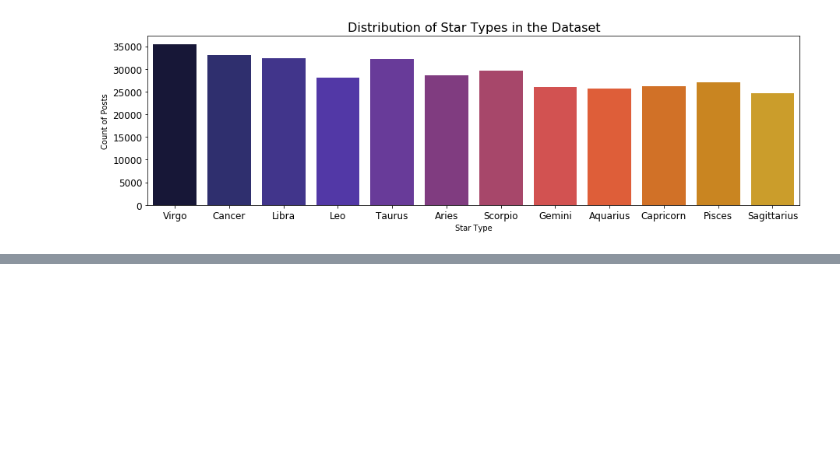
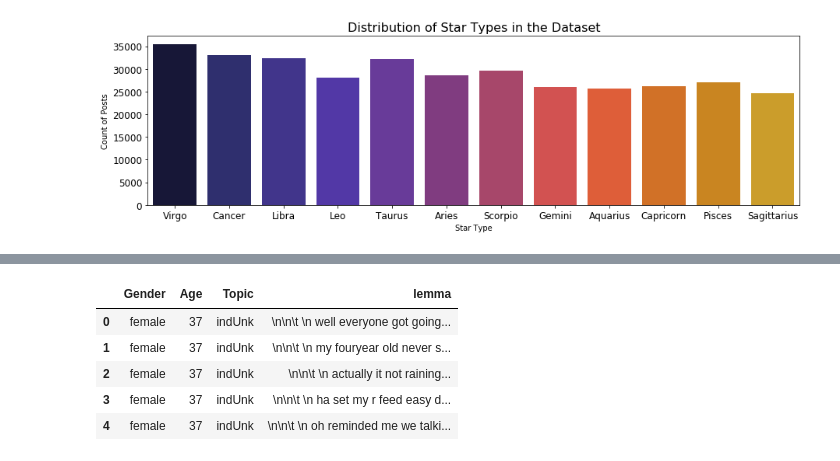
Before and after one commit to ExpertsVision/ML_DS_Tutorials, a Jupyter notebook: zodiac_star_pred.ipynb, the cells around one changed output, grey strips where cells are left out. Saved outputs shown, nothing was run; the diff lists cells and outputs as text; code cells hidden in the pictures; blank space fills up the shorter version.

```diff
--- a/zodiac_star_pred.ipynb
+++ b/zodiac_star_pred.ipynb
@@ -310,0 +287,10 @@ print(cat_df_flights_onehot.head())
+# %%
+
+X.head()
+# %% [output]
+|  | Gender | Age | Topic | lemma |
+| 0 | female | 37 | indUnk | \n\n\t \n well everyone got going... |
+| 1 | female | 37 | indUnk | \n\n\t \n my fouryear old never s... |
+| 2 | female | 37 | indUnk | \n\n\t \n actually it not raining... |
+| 3 | female | 37 | indUnk | \n\n\t \n ha set my r feed easy d... |
+| 4 | female | 37 | indUnk | \n\n\t \n oh reminded me we talki... |
```
Also changed, not shown: parts of 19 cells of this notebook.
